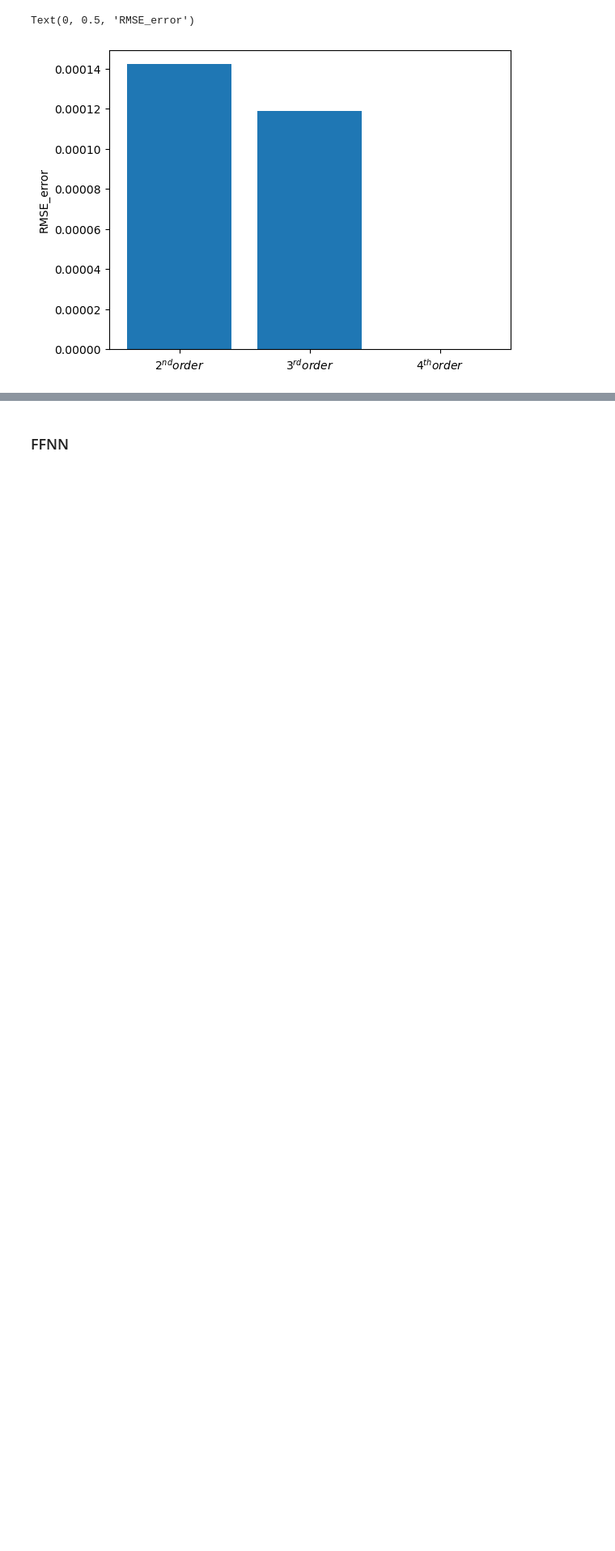
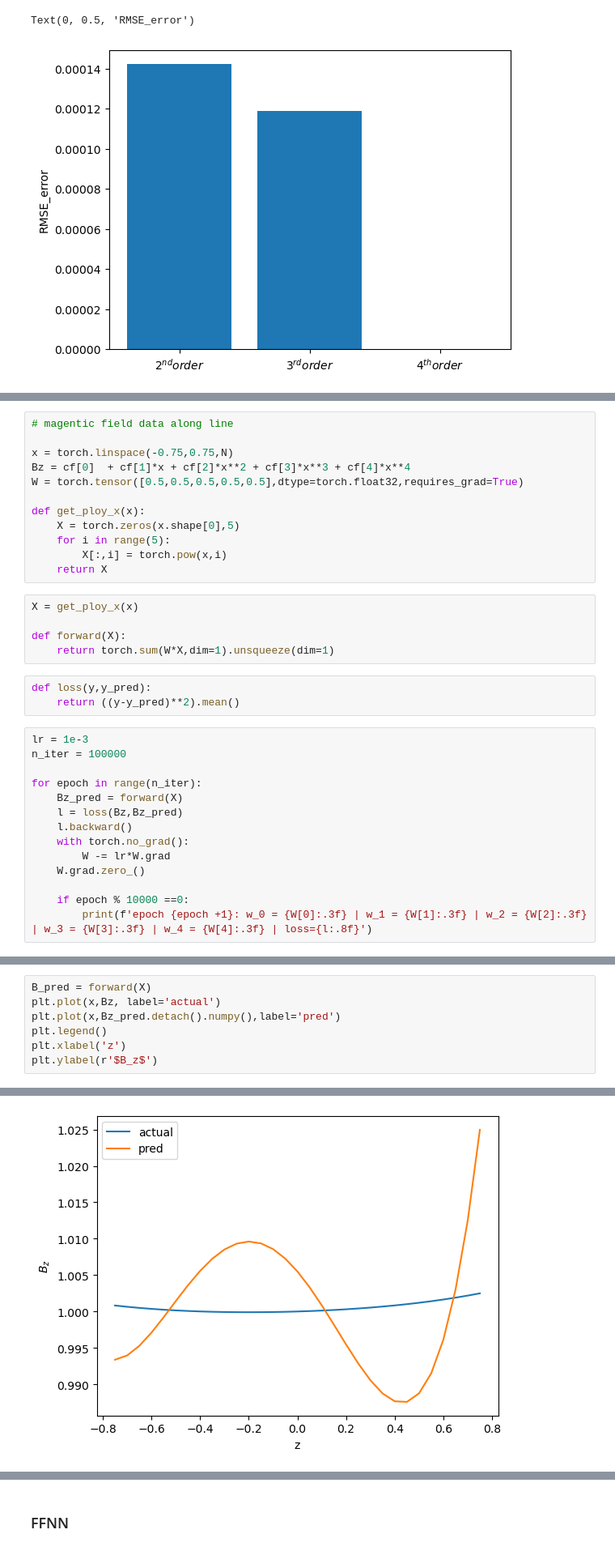
Before and after one commit to piyamure/PHY_Brad, a Jupyter notebook: fit_magtic_field_line.ipynb, the cells around one changed output, grey strips where cells are left out. Shown at 81% size. Cells and saved outputs as stored; diff of their text form; blank space fills up the shorter version.

```diff
--- a/fit_magtic_field_line.ipynb
+++ b/fit_magtic_field_line.ipynb
@@ -108,0 +119,34 @@ Text(0, 0.5, 'RMSE_error')
+# %%
+# magentic field data along line
+
+x = torch.linspace(-0.75,0.75,N)
+Bz = cf[0]  + cf[1]*x + cf[2]*x**2 + cf[3]*x**3 + cf[4]*x**4
+W = torch.tensor([0.5,0.5,0.5,0.5,0.5],dtype=torch.float32,requires_grad=True)
+
+def get_ploy_x(x):
+    X = torch.zeros(x.shape[0],5)
+    for i in range(5):
+        X[:,i] = torch.pow(x,i)
+    return X
+# %%
+X = get_ploy_x(x)
+
+def forward(X):
+    return torch.sum(W*X,dim=1).unsqueeze(dim=1)
+# %%
+def loss(y,y_pred):
+    return ((y-y_pred)**2).mean()
+# %%
+lr = 1e-3
+n_iter = 100000
+
+for epoch in range(n_iter):
+    Bz_pred = forward(X)
+    l = loss(Bz,Bz_pred)
+    l.backward()
+    with torch.no_grad():
+        W -= lr*W.grad
+    W.grad.zero_()
+
+    if epoch % 10000 ==0:
+        print(f'epoch {epoch +1}: w_0 = {W[0]:.3f} | w_1 = {W[1]:.3f} | w_2 = {W[2]:.3f} | w_3 = {W[3]:.3f} | w_4 = {W[4]:.3f} | loss={l:.8f}')
@@ -108,0 +164,8 @@ Text(0, 0.5, 'RMSE_error')
+# %%
+B_pred = forward(X)
+plt.plot(x,Bz, label='actual')
+plt.plot(x,Bz_pred.detach().numpy(),label='pred')
+plt.legend()
+plt.xlabel('z')
+plt.ylabel(r'$B_z$')
+# %% [output]
@@ -109,3 +173,4 @@ Text(0, 0.5, 'RMSE_error')
+[figure, added]
 # %% [markdown]
 ### Method 2 : Using feed forward neural network
 
```
Also changed, not shown: parts of 5 cells of this notebook.
